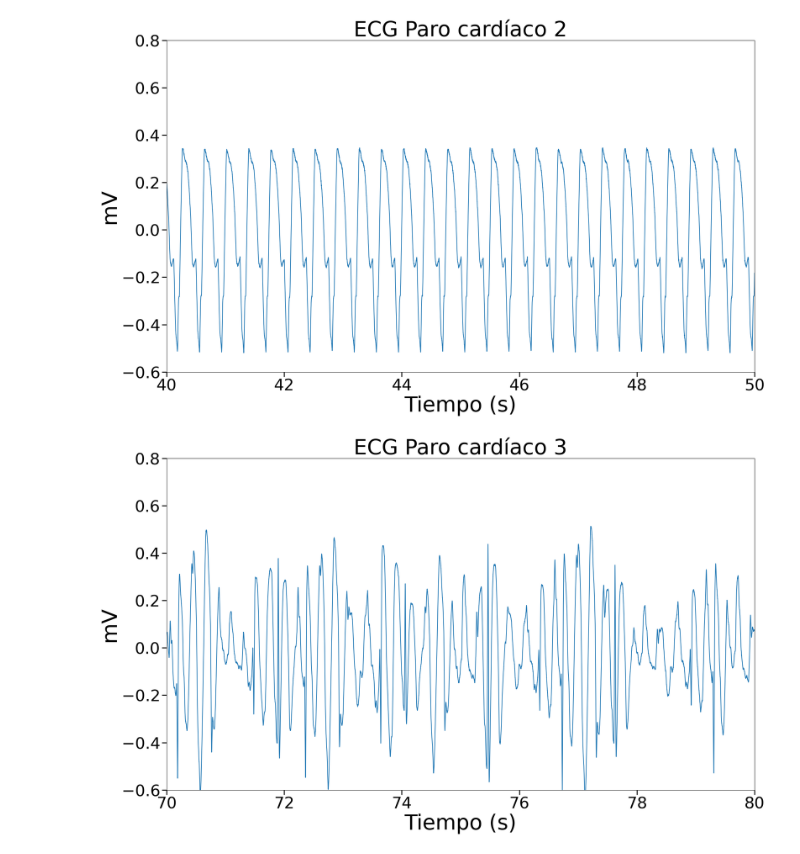
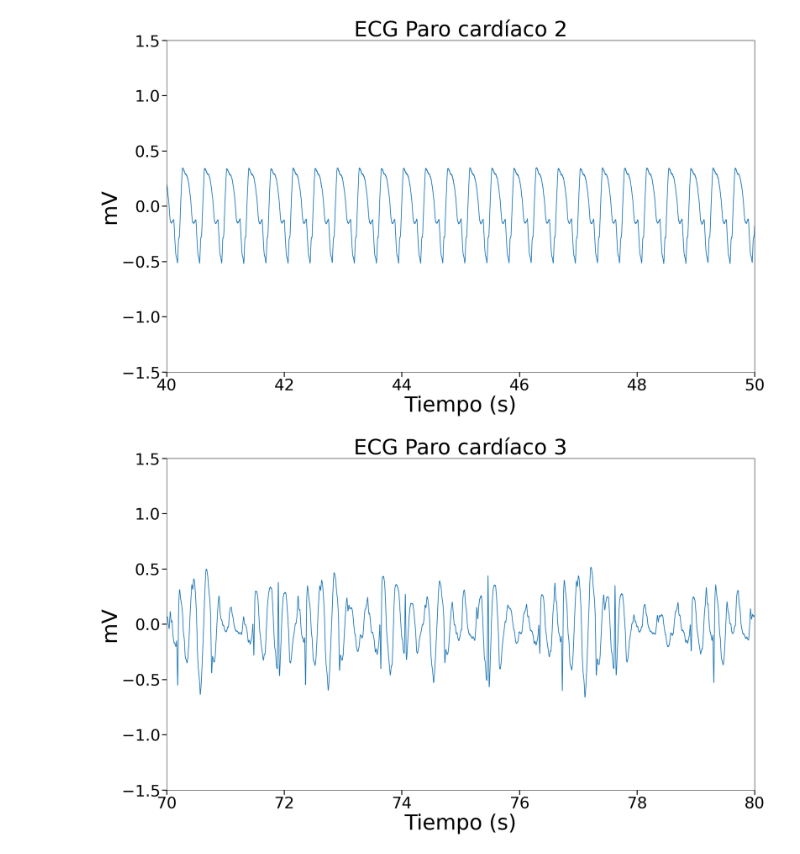
Before and after one commit to diego-taquiri/ECGMortalityPredictor, a Jupyter notebook: Documentación/Laboratorio 4/plot_bitalino_ecg.ipynb, the cells around one changed output. Cells and saved outputs as stored; diff of their text form; code cells hidden in the pictures.

```diff
--- a/Documentación/Laboratorio 4/plot_bitalino_ecg.ipynb
+++ b/Documentación/Laboratorio 4/plot_bitalino_ecg.ipynb
@@ -89,24 +89,24 @@ plt.savefig("plots/ecg-paro_cardiaco-1.png")
 # %%
 #Paro cardiaco 2
 data = np.loadtxt("ecg_raw_data/paro_cardiaco/opensignals_98D341FD4F0D_2024-04-19_12-56-28.txt",skiprows=3)
 data_mV = data[:,5]/1024 *3.223 - 3.223/2 #De acuerdo a la cuantización de 3.223 mV a 1024 bits del manual de Bitalino
 time = np.arange(len(data_mV))/1000
 
 plt.figure(figsize=(20,12))
 
 plt.plot(time,data_mV)
 
-plt.ylim(-0.6, 0.8)
+plt.ylim(-1.5, 1.5)
 plt.xlim(40, 50)
 plt.tick_params(axis='both', which='major', labelsize=34, width=2, length=10)
 plt.xlabel('Tiempo (s)', fontsize=45)
 plt.ylabel('mV', fontsize=45)
 plt.title('ECG Paro cardíaco 2', fontsize=45)
 plt.tight_layout()
 
 plt.savefig("plots/ecg-paro_cardiaco-2.png")
 # %% [output]
-[figure, old version]
+[figure, new version]
 # %%
 #Paro cardiaco 3
 data = np.loadtxt("ecg_raw_data/paro_cardiaco/opensignals_98D341FD4F0D_2024-04-19_12-56-28.txt",skiprows=3)
@@ -117,7 +117,7 @@ plt.figure(figsize=(20,12))
 
 plt.plot(time,data_mV)
 
-plt.ylim(-0.6, 0.8)
+plt.ylim(-1.5, 1.5)
 plt.xlim(70, 80)
 plt.tick_params(axis='both', which='major', labelsize=34, width=2, length=10)
 plt.xlabel('Tiempo (s)', fontsize=45)
@@ -127,7 +127,7 @@ plt.tight_layout()
 
 plt.savefig("plots/ecg-paro_cardiaco-3.png")
 # %% [output]
-[figure, old version]
+[figure, new version]
 # %%
 #Paro cardiaco 4
 data = np.loadtxt("ecg_raw_data/paro_cardiaco/opensignals_98D341FD4F0D_2024-04-19_12-56-28.txt",skiprows=3)
```
Also changed, not shown: parts of 5 cells of this notebook, 7 other files.
